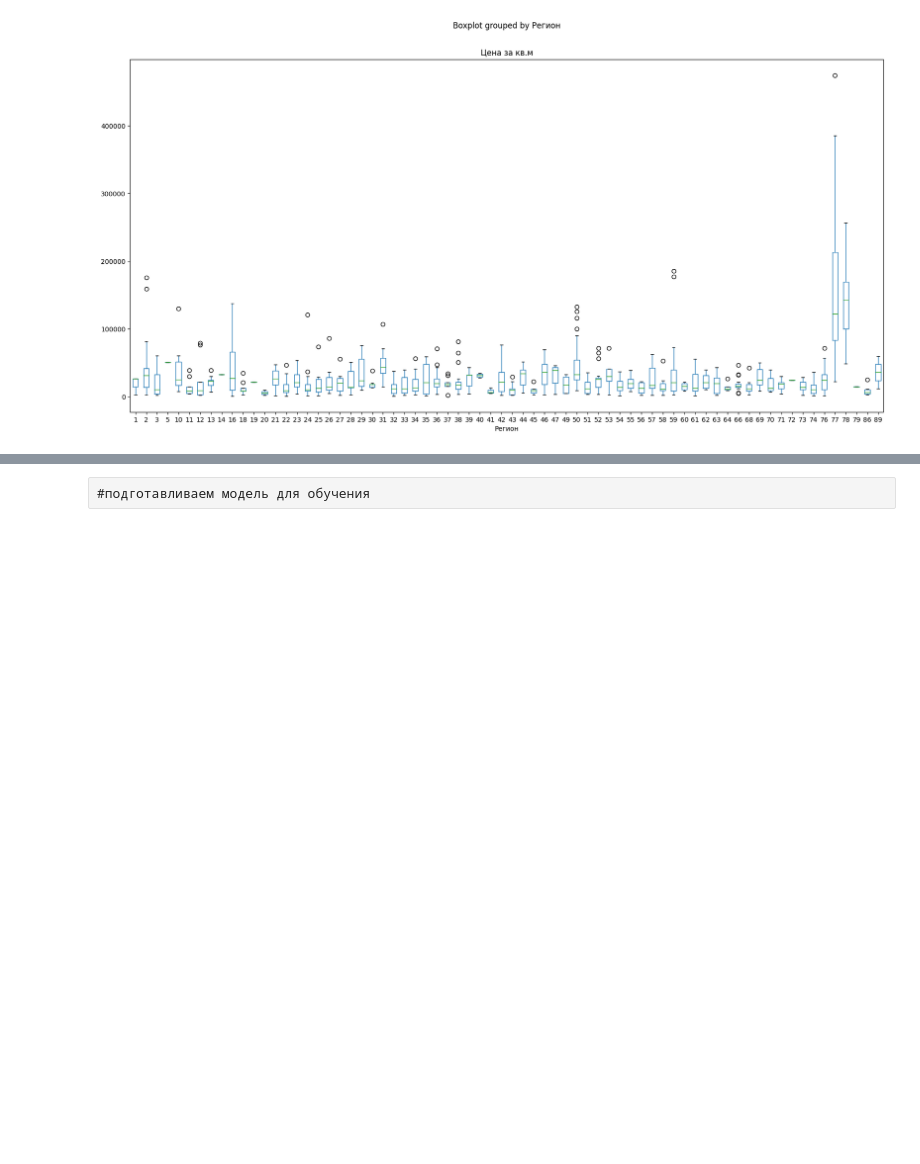
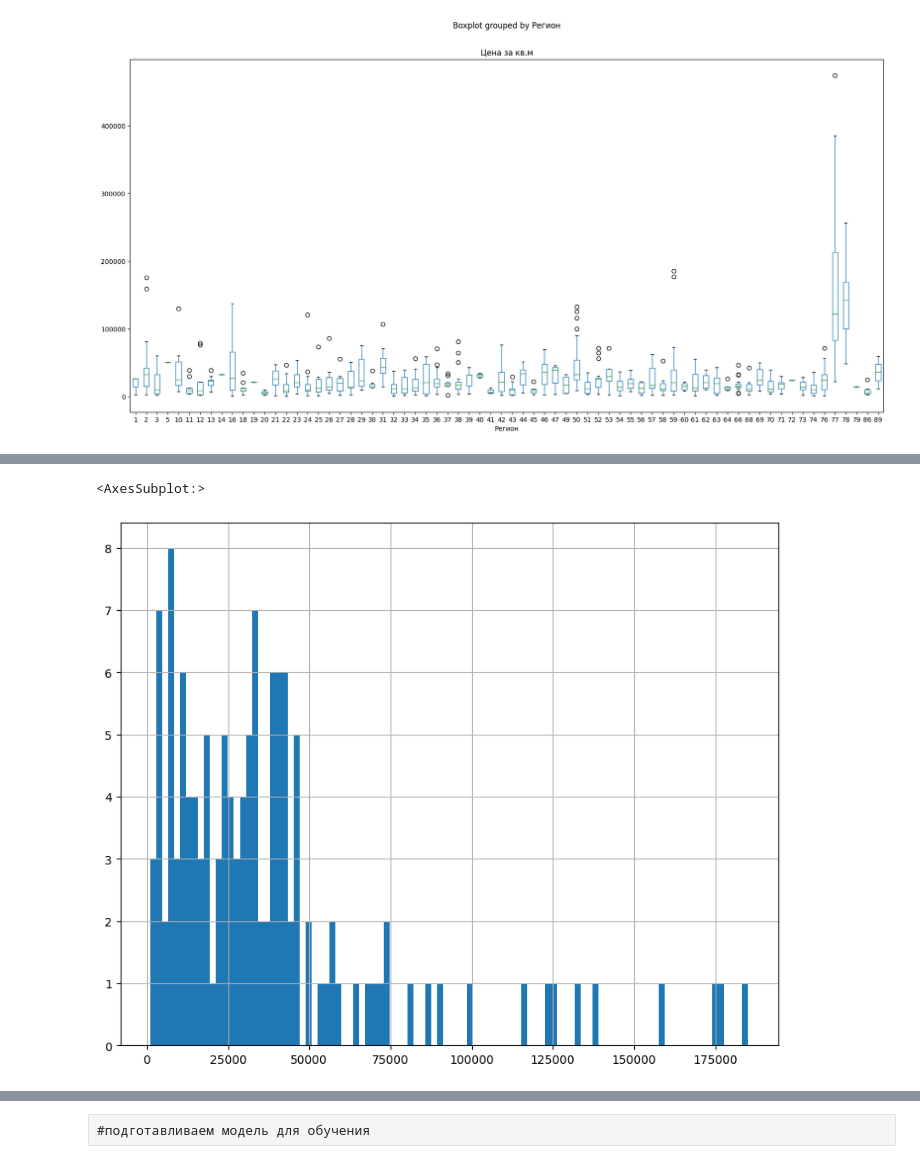
Before and after one commit to hahahu91/torgi, a Jupyter notebook: inc/regres_with_emissions.ipynb, the cells around one changed output, grey strips where cells are left out. Drawn from its saved outputs; the diff is of its cells as text; code cells hidden in the pictures; blank space fills up the shorter version.

```diff
--- a/inc/regres_with_emissions.ipynb
+++ b/inc/regres_with_emissions.ipynb
@@ -110,0 +156,5 @@ df[target].hist(bins=100, figsize=(10,8))
+# %%
+df_middle[target].hist(bins=100, figsize=(10,8))
+# %% [output]
+<AxesSubplot:>
+[figure, added]
```
Also changed, not shown: parts of 19 cells of this notebook, 20 other files.
